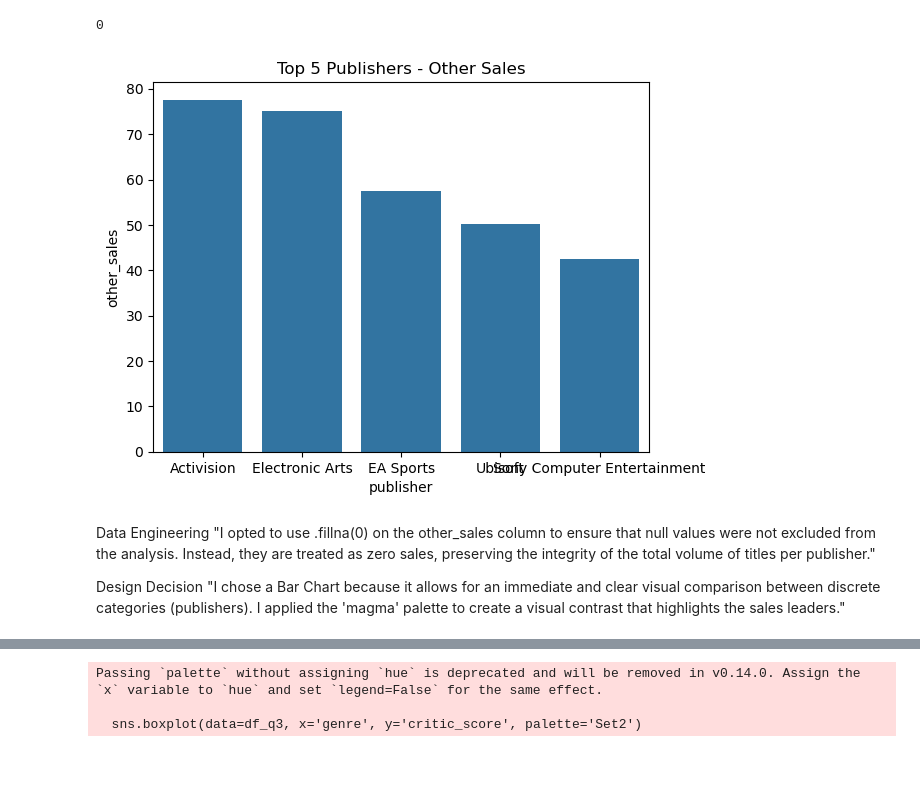
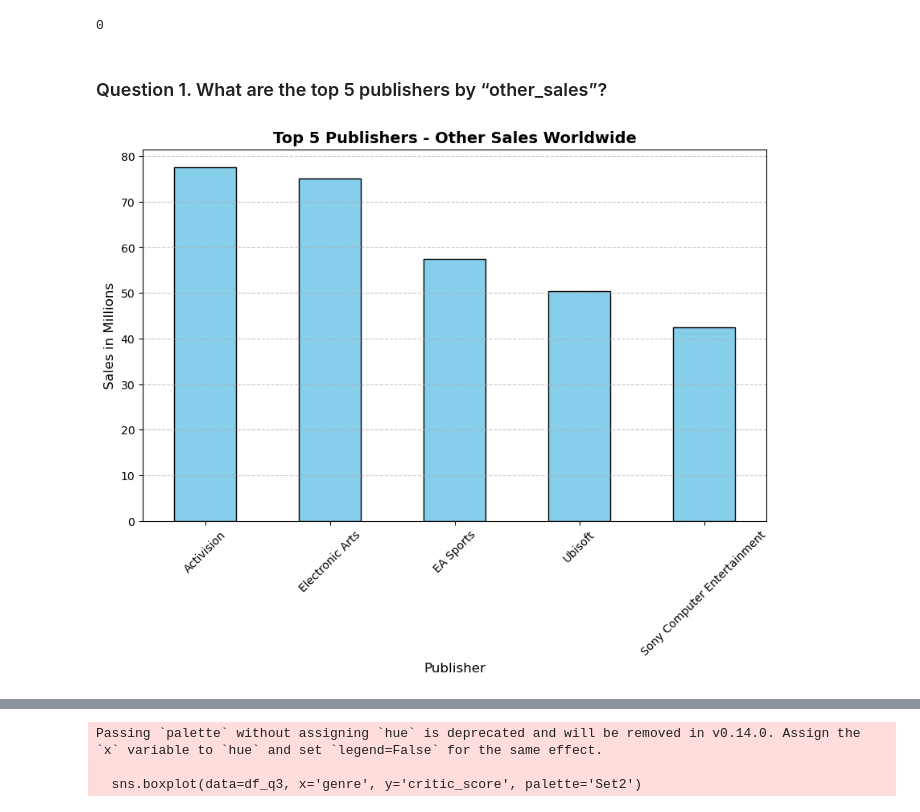
Before and after one commit to 2025581-prog/ca1-semester-2-data-visualization-2025581-prog, a Jupyter notebook: Thaiany_DVizHDip_CA1.ipynb, the cells around one changed output, grey strips where cells are left out. Cells and saved outputs as stored; diff of their text form; code cells hidden in the pictures; blank space fills up the shorter version.

```diff
--- a/Thaiany_DVizHDip_CA1.ipynb
+++ b/Thaiany_DVizHDip_CA1.ipynb
@@ -101,19 +143,24 @@ print(df.duplicated().sum())
 # %%
 # Grouped by publisher and totalling the sales of 'other_sales'
 top_5_other_sales = df.groupby('publisher')['other_sales'].sum().nlargest(5).reset_index()
-# %%
-# Plot top 5 Publishers
-
-top_5_pub = df.groupby('publisher')['other_sales'].sum().nlargest(5).reset_index()
-
-sns.barplot(data=top_5_pub, x='publisher', y='other_sales')
-plt.title('Top 5 Publishers - Other Sales')
-plt.show()
-# %% [output]
-[figure, removed]
-# %% [markdown]
-Data Engineering
-"I opted to use .fillna(0) on the other_sales column to ensure that null values were not excluded from the analysis. Instead, they are treated as zero sales, preserving the integrity of the total volume of titles per publisher."
-
-Design Decision
-"I chose a Bar Chart because it allows for an immediate and clear visual comparison between discrete categories (publishers). I applied the 'magma' palette to create a visual contrast that highlights the sales leaders."
+# %% [markdown]
+### Question 1. What are the top 5 publishers by “other_sales”?
+# %%
+# 1. Preparação dos dados
+# Agrupamos por editora e somamos as vendas da coluna 'other_sales'
+top_publishers = df.groupby('publisher')['other_sales'].sum().nlargest(5)
+
+# 2. Visualização
+plt.figure(figsize=(10, 6))
+top_publishers.plot(kind='bar', color='skyblue', edgecolor='black')
+
+# 3. Customização (Importante para a nota de design)
+plt.title('Top 5 Publishers - Other Sales Worldwide', fontsize=14, fontweight='bold')
+plt.xlabel('Publisher', fontsize=12)
+plt.ylabel('Sales in Millions', fontsize=12)
+plt.xticks(rotation=45)
+plt.grid(axis='y', linestyle='--', alpha=0.7)
+
+plt.show()
+# %% [output]
+[figure, added]
```
Also changed, not shown: parts of 28 cells of this notebook.
